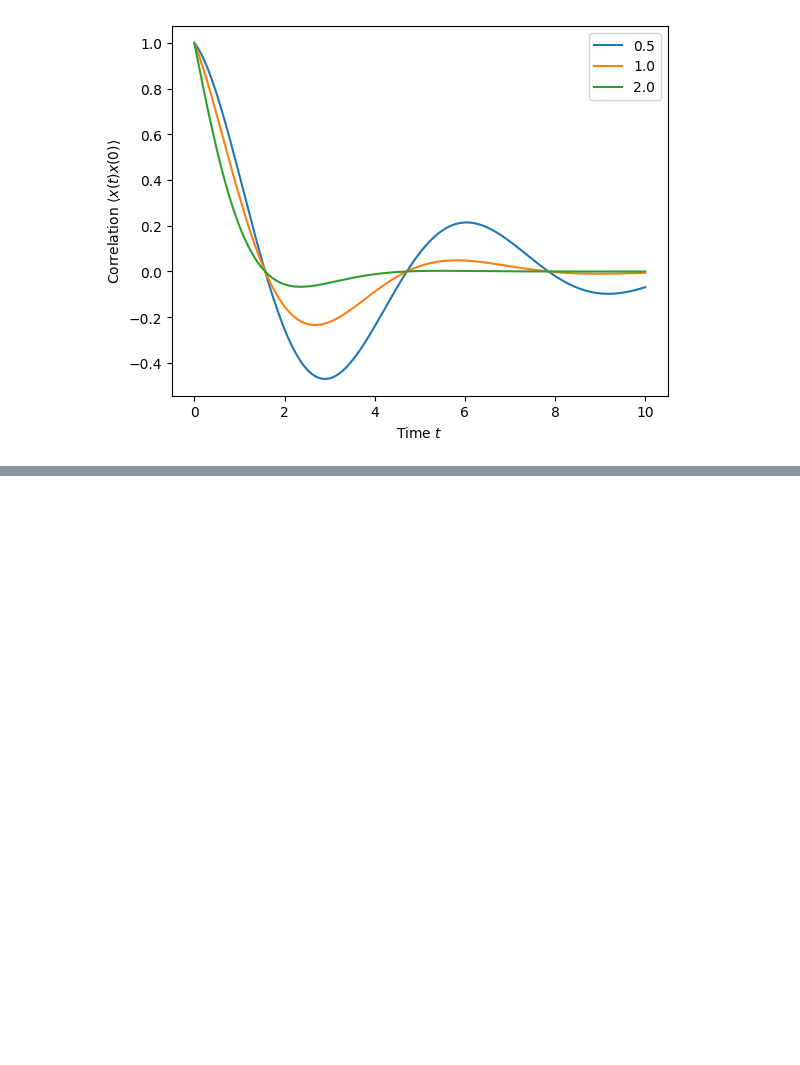
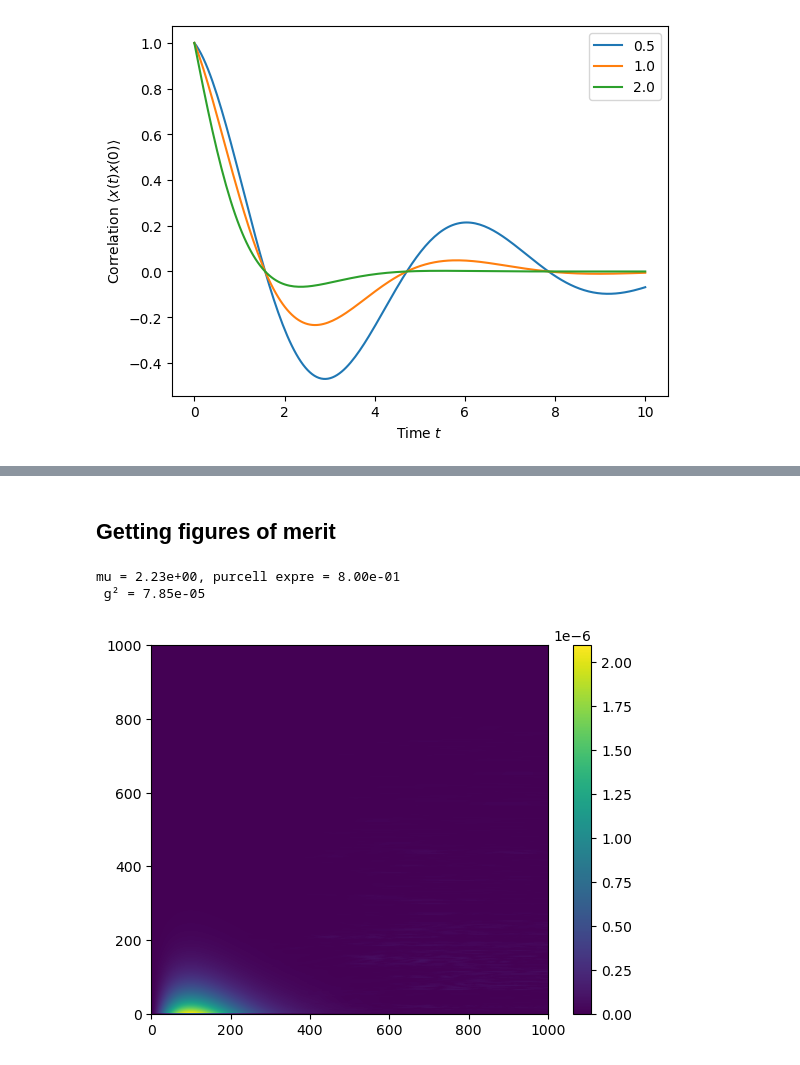
Before and after one commit to MechanicalPenguin225/quandelight, a Jupyter notebook: notebooks/discovering_qutip.ipynb, the cells around one changed output, grey strips where cells are left out. Cells and saved outputs as stored; diff of their text form; code cells hidden in the pictures; blank space fills up the shorter version.

```diff
--- a/notebooks/discovering_qutip.ipynb
+++ b/notebooks/discovering_qutip.ipynb
@@ -242,0 +313,21 @@ plt.show()
+# %% [markdown]
+## Getting figures of merit
+# %%
+dt = times[1] - times[0]
+
+n_a_sims = result.expect[0] # list of <a^dag a> over time
+
+mu = kappa*np.sum(n_a_sims)*dt
+
+g2_integrand = correlation_3op_2t(complete_H, psi0, times, times, c_ops, a.dag(), n_a, a, solver='me', args=omega_args)
+
+g2 = np.real(2*kappa**2/mu**2 * np.sum(g2_integrand)*dt**2)
+
+plt.imshow(np.abs(g2_integrand), origin = "lower", aspect = "auto")
+plt.colorbar()
+
+print(f"mu = {mu:.2e}, purcell expre = {purcell/(1 + purcell):.2e}\n g² = {g2:.2e}")
+# %% [output]
+mu = 2.23e+00, purcell expre = 8.00e-01
+ g² = 7.85e-05
+[figure, added]
```
Also changed, not shown: parts of 4 cells of this notebook, 2 other files.
